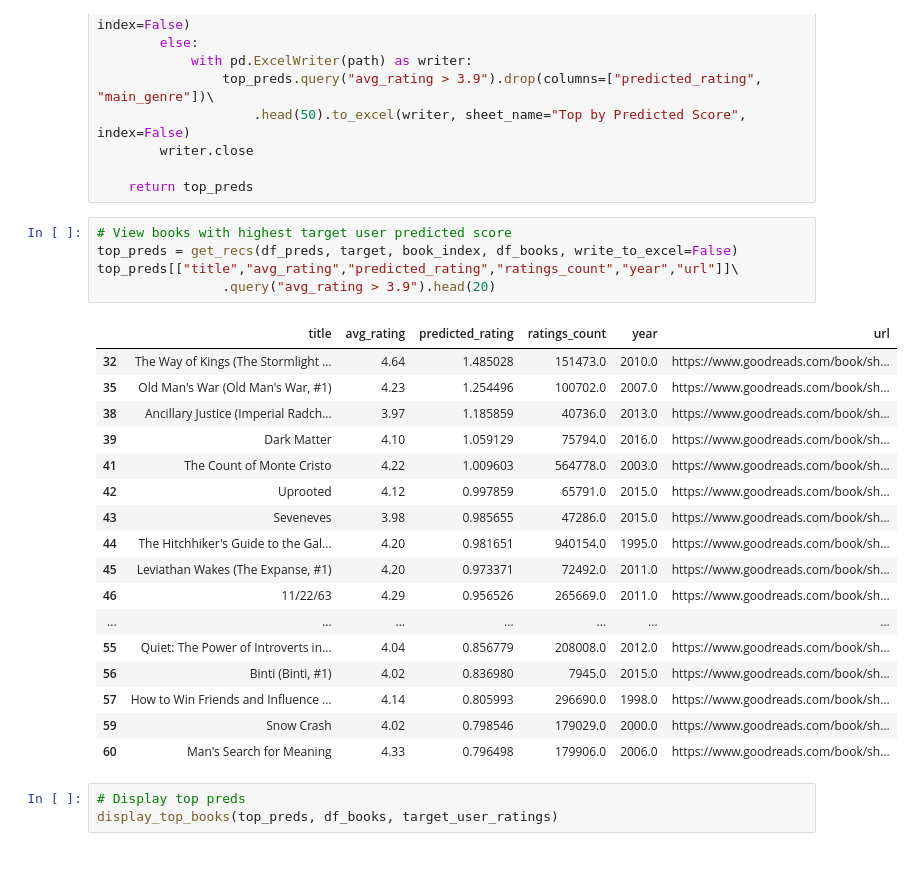
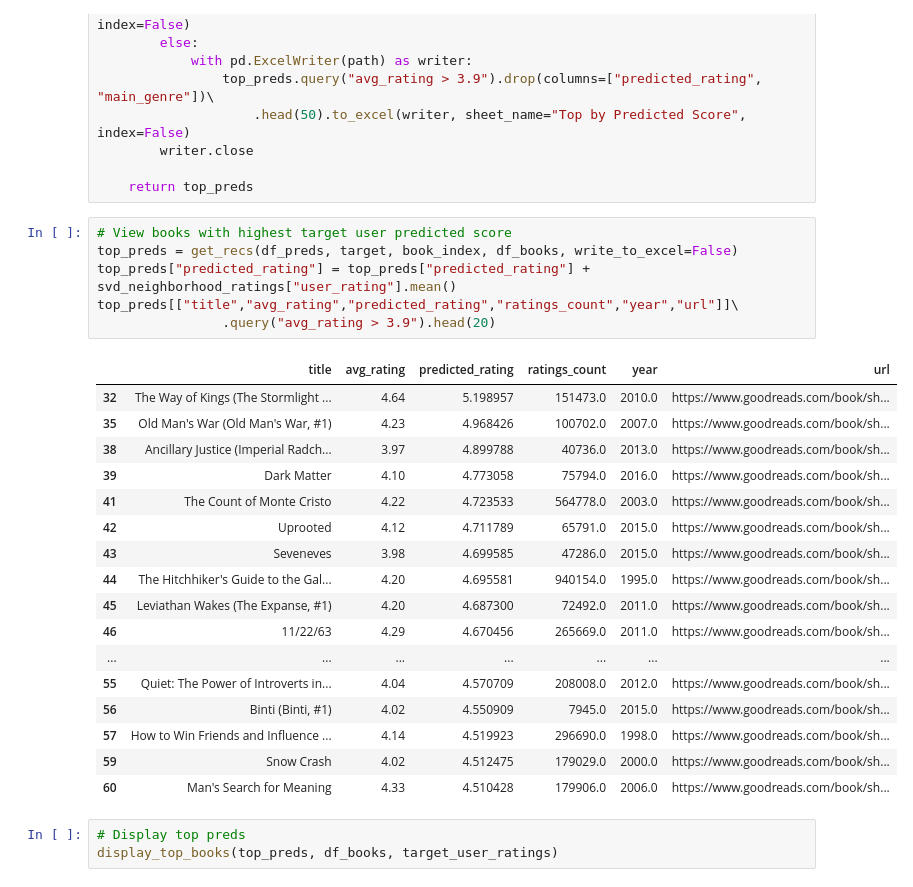
Before and after one commit to mraottth/projects, a Jupyter notebook: Goodreads Book Recommender/02_book_recommender.ipynb, the cells around one changed output. Drawn from its saved outputs; the diff is of its cells as text.

Commit message:
added mean back to svd predictions to get something closer to 1-5 scale

```diff
--- a/Goodreads Book Recommender/02_book_recommender.ipynb
+++ b/Goodreads Book Recommender/02_book_recommender.ipynb
@@ -782,26 +782,27 @@ def get_recs(preds, target_reader, book_ind, books, write_to_excel=False):
 # %%
 # View books with highest target user predicted score
 top_preds = get_recs(df_preds, target, book_index, df_books, write_to_excel=False)
+top_preds["predicted_rating"] = top_preds["predicted_rating"] + svd_neighborhood_ratings["user_rating"].mean()
 top_preds[["title","avg_rating","predicted_rating","ratings_count","year","url"]]\
                 .query("avg_rating > 3.9").head(20)
 # %% [output]
 |  | title | avg_rating | predicted_rating | ratings_count | year | url |
-| 32 | The Way of Kings (The Stormlight ... | 4.64 | 1.485028 | 151473.0 | 2010.0 | https://www.goodreads.com/book/sh... |
-| 35 | Old Man's War (Old Man's War, #1) | 4.23 | 1.254496 | 100702.0 | 2007.0 | https://www.goodreads.com/book/sh... |
-| 38 | Ancillary Justice (Imperial Radch... | 3.97 | 1.185859 | 40736.0 | 2013.0 | https://www.goodreads.com/book/sh... |
-| 39 | Dark Matter | 4.10 | 1.059129 | 75794.0 | 2016.0 | https://www.goodreads.com/book/sh... |
-| 41 | The Count of Monte Cristo | 4.22 | 1.009603 | 564778.0 | 2003.0 | https://www.goodreads.com/book/sh... |
-| 42 | Uprooted | 4.12 | 0.997859 | 65791.0 | 2015.0 | https://www.goodreads.com/book/sh... |
-| 43 | Seveneves | 3.98 | 0.985655 | 47286.0 | 2015.0 | https://www.goodreads.com/book/sh... |
-| 44 | The Hitchhiker's Guide to the Gal... | 4.20 | 0.981651 | 940154.0 | 1995.0 | https://www.goodreads.com/book/sh... |
-| 45 | Leviathan Wakes (The Expanse, #1) | 4.20 | 0.973371 | 72492.0 | 2011.0 | https://www.goodreads.com/book/sh... |
-| 46 | 11/22/63 | 4.29 | 0.956526 | 265669.0 | 2011.0 | https://www.goodreads.com/book/sh... |
+| 32 | The Way of Kings (The Stormlight ... | 4.64 | 5.198957 | 151473.0 | 2010.0 | https://www.goodreads.com/book/sh... |
+| 35 | Old Man's War (Old Man's War, #1) | 4.23 | 4.968426 | 100702.0 | 2007.0 | https://www.goodreads.com/book/sh... |
+| 38 | Ancillary Justice (Imperial Radch... | 3.97 | 4.899788 | 40736.0 | 2013.0 | https://www.goodreads.com/book/sh... |
+| 39 | Dark Matter | 4.10 | 4.773058 | 75794.0 | 2016.0 | https://www.goodreads.com/book/sh... |
+| 41 | The Count of Monte Cristo | 4.22 | 4.723533 | 564778.0 | 2003.0 | https://www.goodreads.com/book/sh... |
+| 42 | Uprooted | 4.12 | 4.711789 | 65791.0 | 2015.0 | https://www.goodreads.com/book/sh... |
+| 43 | Seveneves | 3.98 | 4.699585 | 47286.0 | 2015.0 | https://www.goodreads.com/book/sh... |
+| 44 | The Hitchhiker's Guide to the Gal... | 4.20 | 4.695581 | 940154.0 | 1995.0 | https://www.goodreads.com/book/sh... |
+| 45 | Leviathan Wakes (The Expanse, #1) | 4.20 | 4.687300 | 72492.0 | 2011.0 | https://www.goodreads.com/book/sh... |
+| 46 | 11/22/63 | 4.29 | 4.670456 | 265669.0 | 2011.0 | https://www.goodreads.com/book/sh... |
 | ... | ... | ... | ... | ... | ... | ... |
-| 55 | Quiet: The Power of Introverts in... | 4.04 | 0.856779 | 208008.0 | 2012.0 | https://www.goodreads.com/book/sh... |
-| 56 | Binti (Binti, #1) | 4.02 | 0.836980 | 7945.0 | 2015.0 | https://www.goodreads.com/book/sh... |
-| 57 | How to Win Friends and Influence ... | 4.14 | 0.805993 | 296690.0 | 1998.0 | https://www.goodreads.com/book/sh... |
-| 59 | Snow Crash | 4.02 | 0.798546 | 179029.0 | 2000.0 | https://www.goodreads.com/book/sh... |
-| 60 | Man's Search for Meaning | 4.33 | 0.796498 | 179906.0 | 2006.0 | https://www.goodreads.com/book/sh... |
+| 55 | Quiet: The Power of Introverts in... | 4.04 | 4.570709 | 208008.0 | 2012.0 | https://www.goodreads.com/book/sh... |
+| 56 | Binti (Binti, #1) | 4.02 | 4.550909 | 7945.0 | 2015.0 | https://www.goodreads.com/book/sh... |
+| 57 | How to Win Friends and Influence ... | 4.14 | 4.519923 | 296690.0 | 1998.0 | https://www.goodreads.com/book/sh... |
+| 59 | Snow Crash | 4.02 | 4.512475 | 179029.0 | 2000.0 | https://www.goodreads.com/book/sh... |
+| 60 | Man's Search for Meaning | 4.33 | 4.510428 | 179906.0 | 2006.0 | https://www.goodreads.com/book/sh... |
 # %%
 # Display top preds
 display_top_books(top_preds, df_books, target_user_ratings)
```
